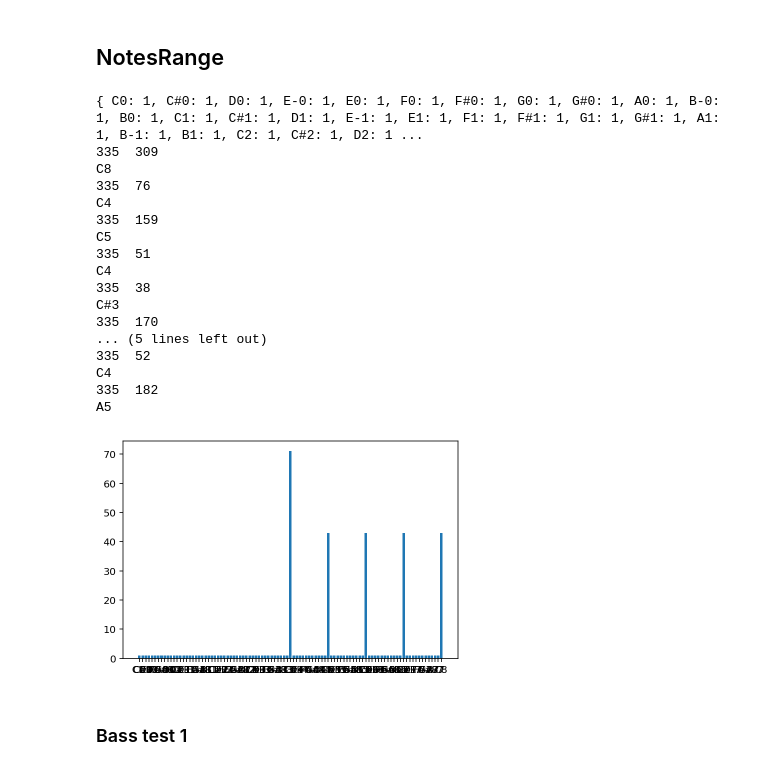
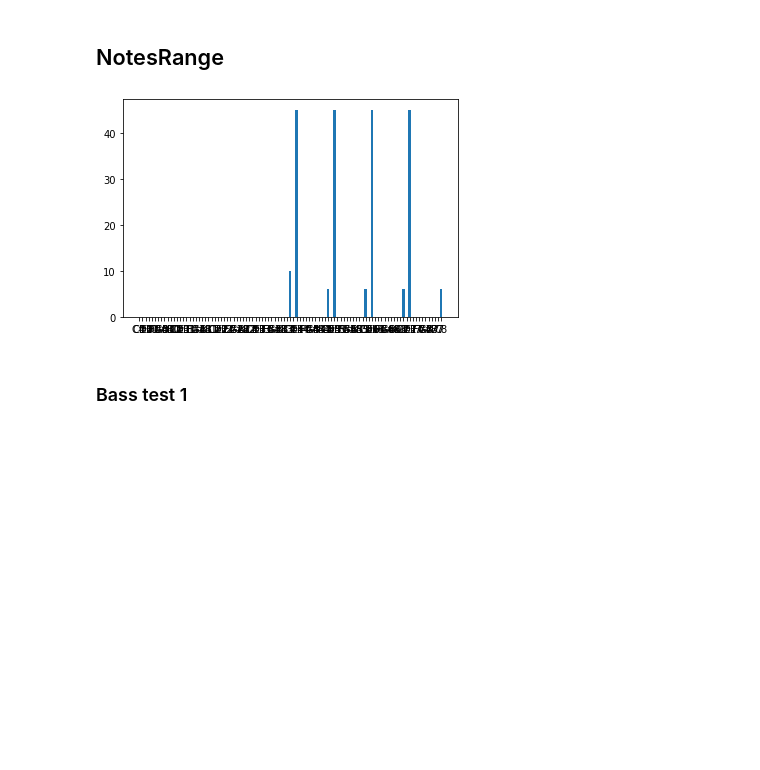
Before and after one commit to AlainSchoebi/MusicalTheory, a Jupyter notebook: notebook1.ipynb, the cells around one changed output. Cells and saved outputs as stored; diff of their text form; code cells hidden in the pictures; blank space fills up the shorter version.

Commit message:
added bassNote example 2

```diff
--- a/notebook1.ipynb
+++ b/notebook1.ipynb
@@ -384,54 +386,23 @@ class NotesRange:
 # %%
 # NotesRange test
 
 nr = NotesRange();
 
-nr.addChanceToNotesWithoutOctave([note.Note("C"),note.Note("C")], [2,5]);
+nr.addChanceToNotesWithoutOctave([note.Note("C"),note.Note("D")], [2,15]);
 
 
 def ff(x):
     if x < 0:
         return 0;
     if x == 0:
         return 5;
     return 3;
 
-#nr.showPlot();
 
 nr.multiplyByFunction(ff);
-
-def p(x):
-    return 1;
-
-nr.addNotesRange(nr);
-
-nr.addFunction(p);
-
-
 nr.showPlot();
-nr.show();
-
-for i in range(0,10):
-    print(nr.pickRandomNote().pitch);
 # %% [output]
-{ C0: 1, C#0: 1, D0: 1, E-0: 1, E0: 1, F0: 1, F#0: 1, G0: 1, G#0: 1, A0: 1, B-0: 1, B0: 1, C1: 1, C#1: 1, D1: 1, E-1: 1, E1: 1, F1: 1, F#1: 1, G1: 1, G#1: 1, A1: 1, B-1: 1, B1: 1, C2: 1, C#2: 1, D2: 1 ...
-335  309
-C8
-335  76
-C4
-335  159
-C5
-335  51
-C4
-335  38
-C#3
-335  170
-... (5 lines left out)
-335  52
-C4
-335  182
-A5
-[figure, old version]
+[figure, new version]
 # %% [markdown]
 ### Bass test 1
 # %%
```
Also changed, not shown: parts of 5 cells of this notebook, 1 other file.
